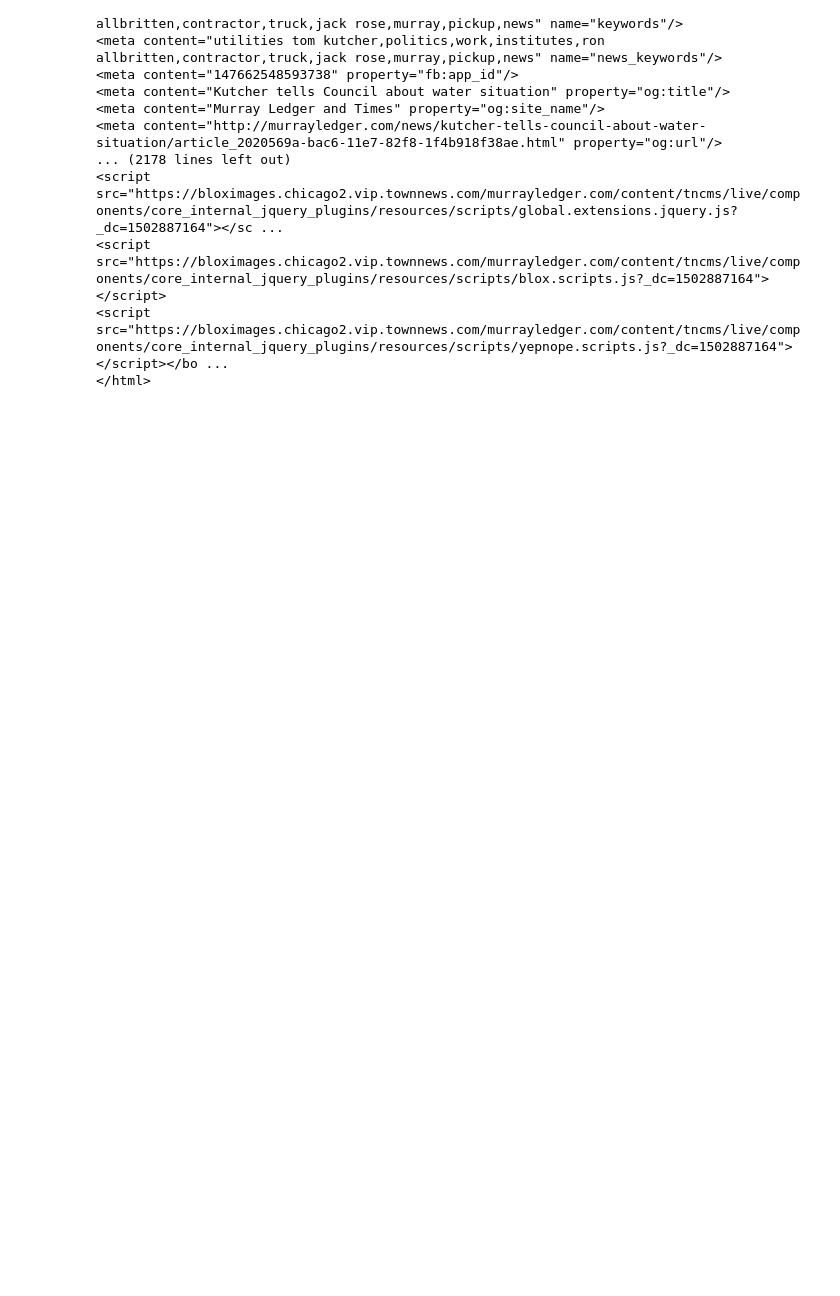
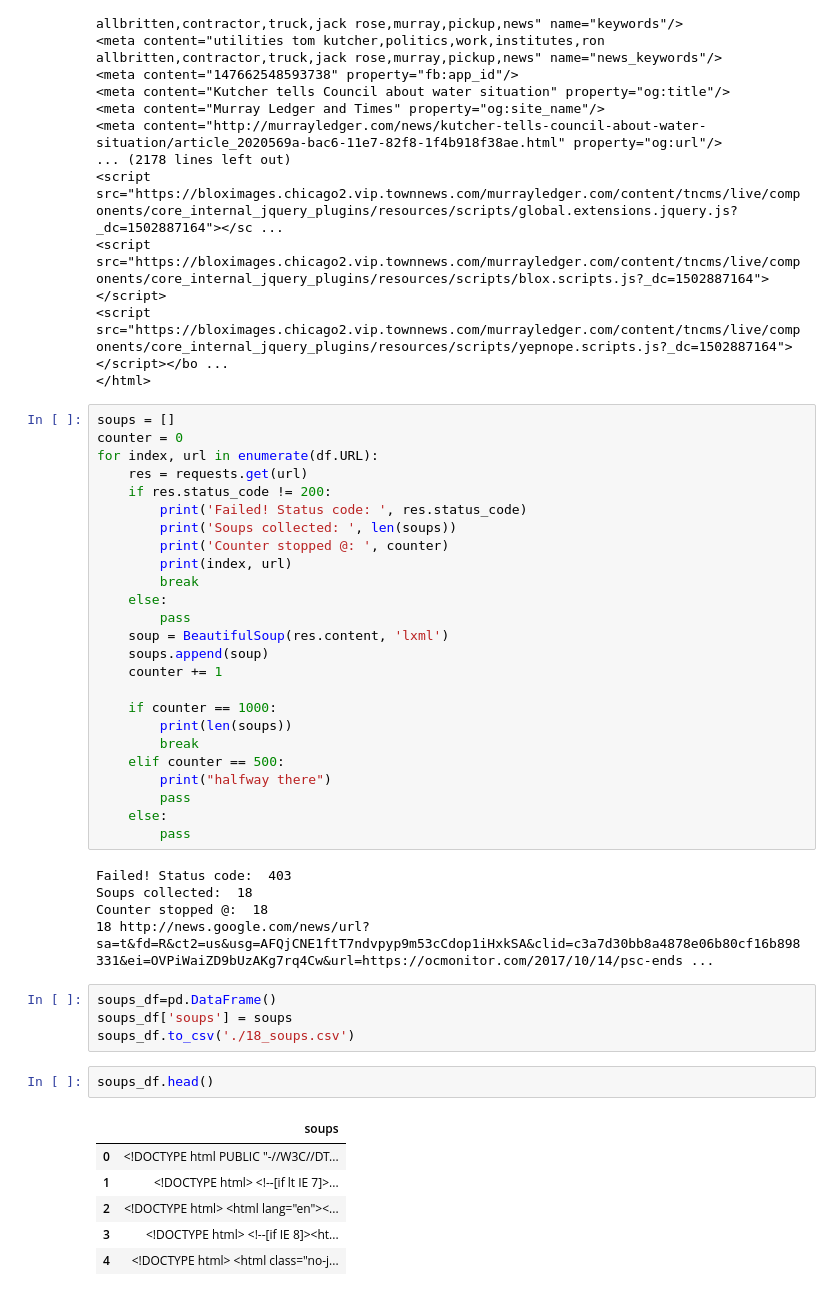
Before and after one commit to CMantell/Capstone---Boil-Order-Classifier, a Jupyter notebook: Capstone Project.ipynb, the cells around one changed output. Cells and saved outputs as stored; diff of their text form; blank space fills up the shorter version.

```diff
--- a/Capstone Project.ipynb
+++ b/Capstone Project.ipynb
@@ -299,4 +299,47 @@ soup
 <script src="https://bloximages.chicago2.vip.townnews.com/murrayledger.com/content/tncms/live/components/core_internal_jquery_plugins/resources/scripts/blox.scripts.js?_dc=1502887164"></script>
 <script src="https://bloximages.chicago2.vip.townnews.com/murrayledger.com/content/tncms/live/components/core_internal_jquery_plugins/resources/scripts/yepnope.scripts.js?_dc=1502887164"></script></bo ...
 </html>
+# %%
+soups = []
+counter = 0
+for index, url in enumerate(df.URL):
+    res = requests.get(url)
+    if res.status_code != 200:
+        print('Failed! Status code: ', res.status_code)
+        print('Soups collected: ', len(soups))
+        print('Counter stopped @: ', counter)
+        print(index, url)
+        break
+    else:
+        pass
+    soup = BeautifulSoup(res.content, 'lxml')
+    soups.append(soup)
+    counter += 1
+
+    if counter == 1000:
+        print(len(soups))
+        break
+    elif counter == 500:
+        print("halfway there")
+        pass
+    else:
+        pass
+# %% [output]
+Failed! Status code:  403
+Soups collected:  18
+Counter stopped @:  18
+18 http://news.google.com/news/url?sa=t&fd=R&ct2=us&usg=AFQjCNE1ftT7ndvpyp9m53cCdop1iHxkSA&clid=c3a7d30bb8a4878e06b80cf16b898331&ei=OVPiWaiZD9bUzAKg7rq4Cw&url=https://ocmonitor.com/2017/10/14/psc-ends ...
+# %%
+soups_df=pd.DataFrame()
+soups_df['soups'] = soups
+soups_df.to_csv('./18_soups.csv')
+# %%
+soups_df.head()
+# %% [output]
+|  | soups |
+| 0 | <!DOCTYPE html PUBLIC "-//W3C//DT... |
+| 1 | <!DOCTYPE html> <!--[if lt IE 7]>... |
+| 2 | <!DOCTYPE html> <html lang="en"><... |
+| 3 | <!DOCTYPE html> <!--[if IE 8]><ht... |
+| 4 | <!DOCTYPE html> <html class="no-j... |
 # %%
```
Also changed, not shown: parts of 1 cell of this notebook, 1 other file.
